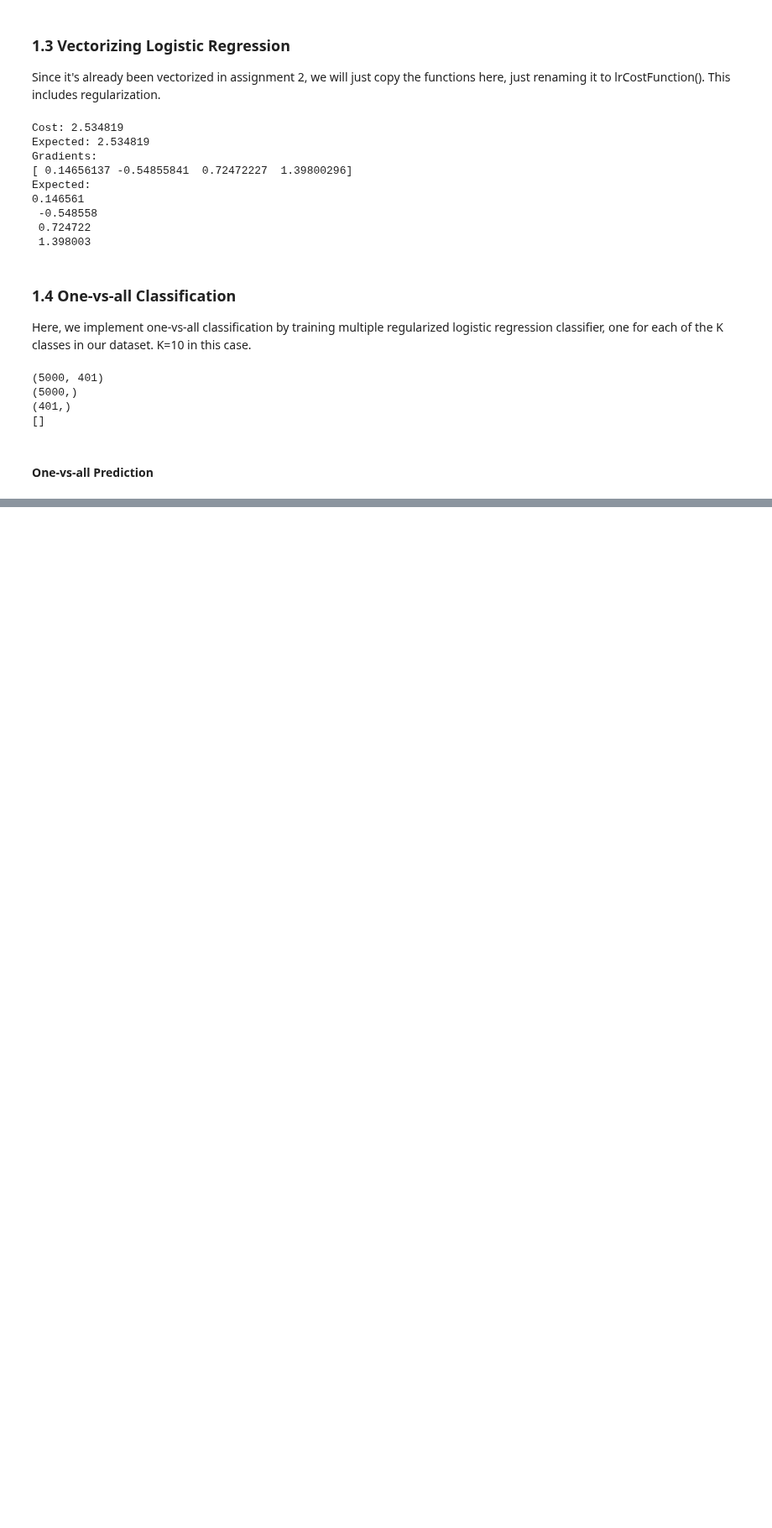
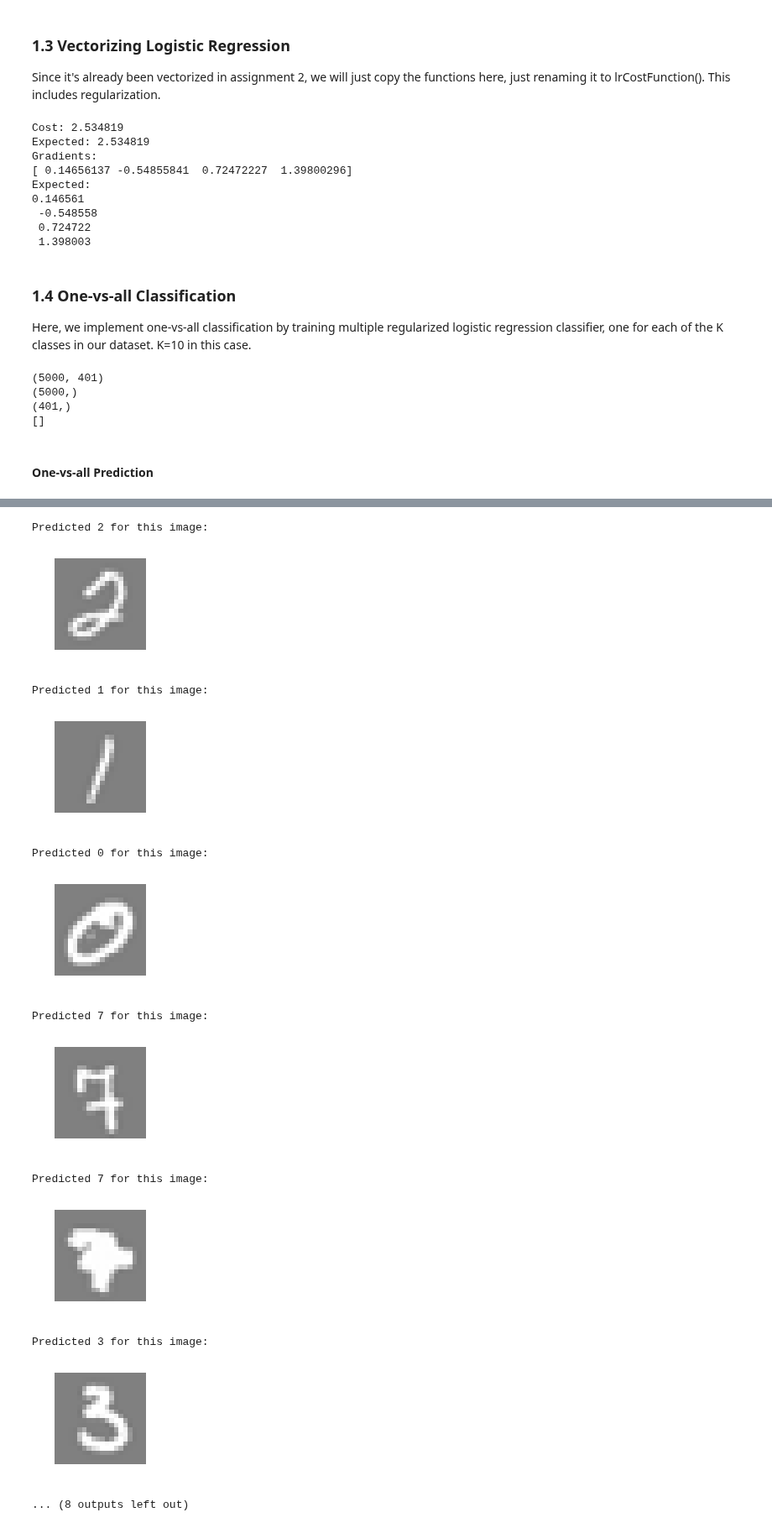
Before and after one commit to oeyh/NN, a Jupyter notebook: assignment3 neural network/assignment3.ipynb, the cells around one changed output, grey strips where cells are left out. Shown at 84% size. Cells and saved outputs as stored; diff of their text form; code cells hidden in the pictures; blank space fills up the shorter version.

```diff
--- a/assignment3 neural network/assignment3.ipynb
+++ b/assignment3 neural network/assignment3.ipynb
@@ -210,0 +234,8 @@ print(accuracy)
+# %%
+#from scipy.io import loadmat
+
+data = loadmat('ex3weights.mat')
+
+Theta1 = data["Theta1"]   # 25x401 np array
+Theta2 = data["Theta2"]   # 10x26 np array (2d)
+print(Theta1.shape, Theta2.shape)
@@ -210,0 +283,8 @@ print(accuracy)
+# %%
+# prediction accuracy
+pred = predict(X_wb, Theta1, Theta2)
+print(pred.shape)
+
+
+accuracy = np.sum((pred==y).astype(int))/m*100
+print('Training accuracy is {:.2f}%'.format(accuracy))
@@ -210,0 +294,31 @@ print(accuracy)
+# %%
+
+# randomly show 10 images and corresponding results
+# randomly select 10 data points to display
+rand_indices = np.random.randint(0, 5000, size=10)
+sel = X[rand_indices, :]
+
+for i in range(10):
+
+    # Display predicted digit
+    print("Predicted {} for this image: ".format(pred[rand_indices[i]]))
+
+    # display image
+    fig, ax = plt.subplots(figsize=(2, 2))
+    ax.imshow(sel[i, :].reshape(20, 20).T, cmap=plt.cm.gray, vmin=-1, vmax=1)
+    ax.axis('off')
+    plt.show()
+# %% [output]
+Predicted 2 for this image:
+[figure, added]
+Predicted 1 for this image:
+[figure, added]
+Predicted 0 for this image:
+[figure, added]
+Predicted 7 for this image:
+[figure, added]
+Predicted 7 for this image:
+[figure, added]
+Predicted 3 for this image:
+[figure, added]
+... (8 outputs left out)
```
Also changed, not shown: parts of 8 cells of this notebook, 1 other file.
